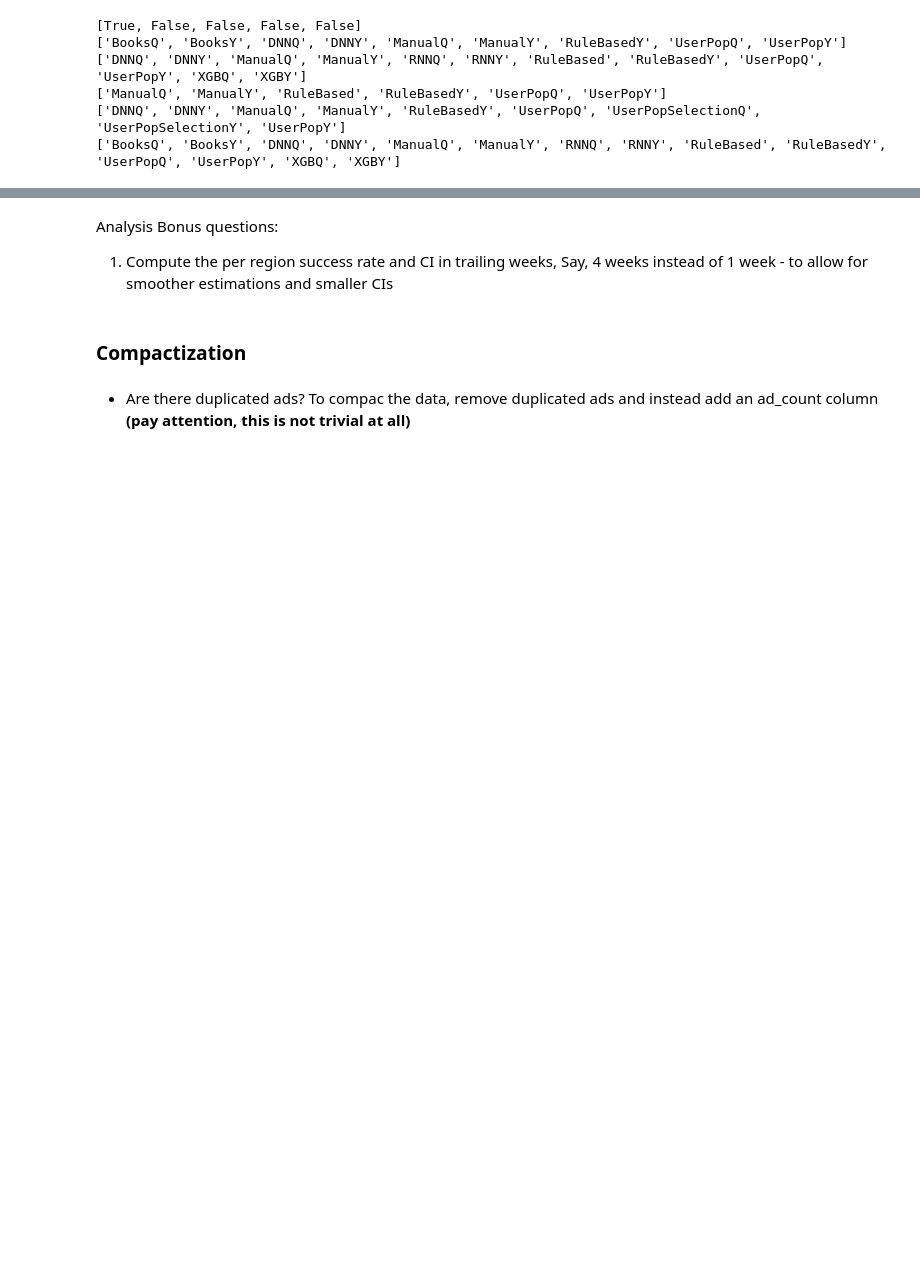
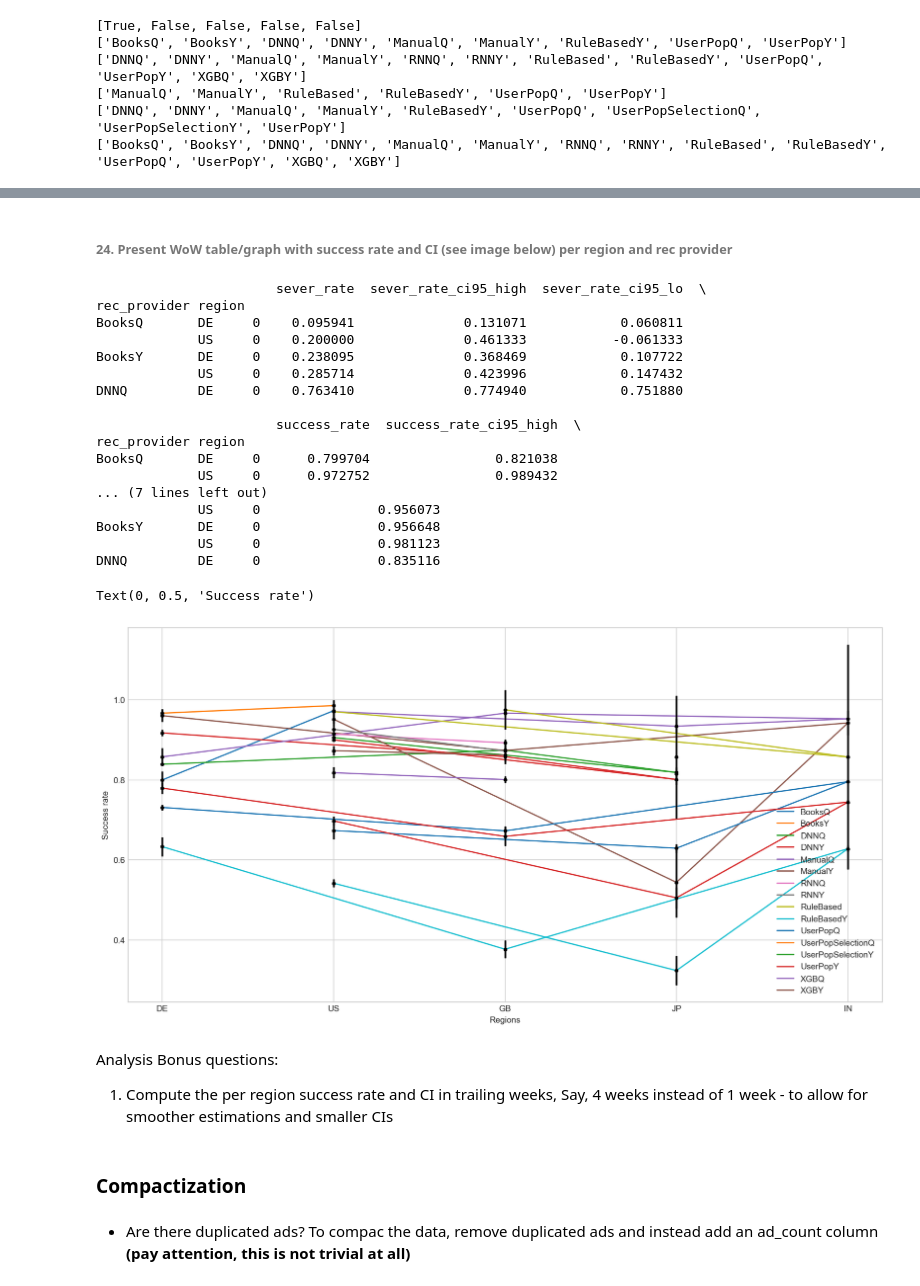
Before and after one commit to Agols/tsdc_course, a Jupyter notebook: Data analysis - Final assignment.ipynb, the cells around one changed output, grey strips where cells are left out. Cells and saved outputs as stored; diff of their text form; code cells hidden in the pictures; blank space fills up the shorter version.

```diff
--- a/Data analysis - Final assignment.ipynb
+++ b/Data analysis - Final assignment.ipynb
@@ -502,0 +705,3 @@ for i in range(by_providers.shape[0]):
+# %%
+ad_recs_with_rates_per_region_provider = ad_recs_annotated.groupby(["rec_provider", "region"]).apply(calc_success_and_sever_rate)
+ad_recs_with_rates_per_region_provider
@@ -503,3 +791,38 @@ for i in range(by_providers.shape[0]):
+# %% [markdown]
+###### 24.  Present WoW table/graph with success rate and CI (see image below) per region and rec provider
+# %%
+print(ad_recs_with_rates_per_region_provider.head())
+ad_recs_with_rates_per_region_provider2 = ad_recs_with_rates_per_region_provider.reset_index()
+fig = plt.figure(figsize=(16, 8), dpi=150)
+ax = plt.axes()
+for provider in ad_recs_with_rates_per_region_provider2.rec_provider.unique():
+    by_provider = ad_recs_with_rates_per_region_provider2[ad_recs_with_rates_per_region_provider2["rec_provider"] == provider];
+    plt.plot(by_provider.region, by_provider.success_rate, label = provider);
+    plt.legend()
+    plt.errorbar(ad_recs_with_rates_per_region_provider2.region, ad_recs_with_rates_per_region_provider2.success_rate, yerr=ad_recs_with_rates_per_region_provider2.success_rate_ci95_high - ad_recs_with_rates_per_region_provider2.success_rate, fmt='.k');
+
+plt.xlabel('Regions')
+plt.ylabel('Success rate')
+# %% [output]
+                       sever_rate  sever_rate_ci95_high  sever_rate_ci95_lo  \
+rec_provider region
+BooksQ       DE     0    0.095941              0.131071            0.060811
+             US     0    0.200000              0.461333           -0.061333
+BooksY       DE     0    0.238095              0.368469            0.107722
+             US     0    0.285714              0.423996            0.147432
+DNNQ         DE     0    0.763410              0.774940            0.751880
+
+                       success_rate  success_rate_ci95_high  \
+rec_provider region
+BooksQ       DE     0      0.799704                0.821038
+             US     0      0.972752                0.989432
+... (7 lines left out)
+             US     0               0.956073
+BooksY       DE     0               0.956648
+             US     0               0.981123
+DNNQ         DE     0               0.835116
+Text(0, 0.5, 'Success rate')
+[figure, added]
 # %% [markdown]
 Analysis Bonus questions:
 1. Compute the per region success rate and CI in trailing weeks, Say, 4 weeks instead of 1 week - to allow for smoother estimations and smaller CIs
```
Also changed, not shown: parts of 37 cells of this notebook.
